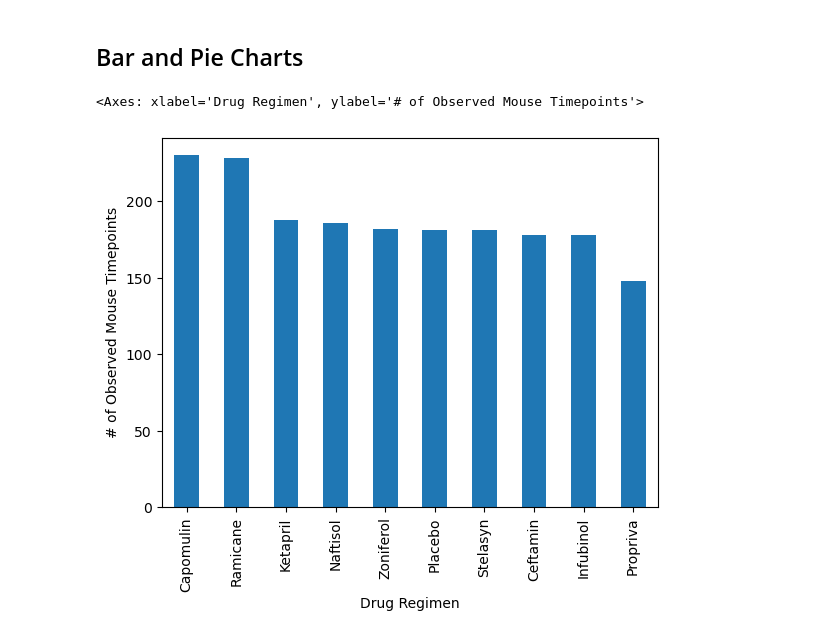
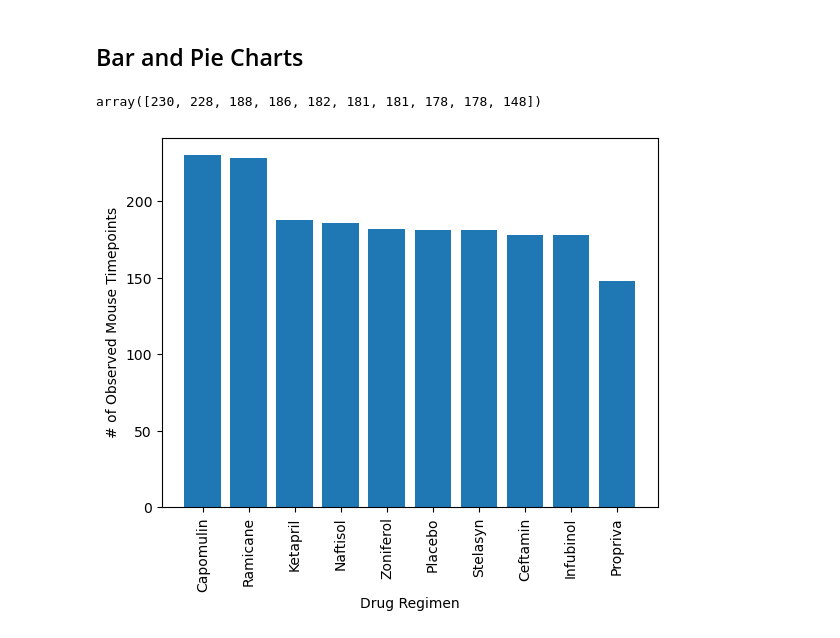
Before and after one commit to tsbarr/matplotlib-challenge, a Jupyter notebook: Pymaceuticals/pymaceuticals_analysis_tsbarr.ipynb, the cells around one changed output. Saved outputs shown, nothing was run; the diff lists cells and outputs as text; code cells hidden in the pictures.

```diff
--- a/Pymaceuticals/pymaceuticals_analysis_tsbarr.ipynb
+++ b/Pymaceuticals/pymaceuticals_analysis_tsbarr.ipynb
@@ -152,20 +152,34 @@ summary_statistics
 | Zoniferol | 53.236507 | 51.818479 | 48.533355 | 6.966589 | 0.516398 |
 # %% [markdown]
 ## Bar and Pie Charts
+# %%
+counts_by_regimen = (clean_data
+    .groupby('Drug Regimen')['Mouse ID']
+    .count()
+    .sort_values(ascending=False)
+)
+counts_by_regimen
+# %% [output]
+array([230, 228, 188, 186, 182, 181, 181, 178, 178, 148])
 # %%
+
 # Generate a bar plot showing the total number of rows (Mouse ID/Timepoints) for each drug regimen using Pandas.
-(clean_data
-    .groupby('Drug Regimen')['Mouse ID']
-    .count()
-    .sort_values(ascending=False)
-    .plot(
+
+counts_by_regimen.plot(
         x='Drug Regimen',
         kind='bar',
         ylabel='# of Observed Mouse Timepoints'
     )
-)
-# %% [output]
-<Axes: xlabel='Drug Regimen', ylabel='# of Observed Mouse Timepoints'>
-[figure, removed]
 # %%
 # Generate a bar plot showing the total number of rows (Mouse ID/Timepoints) for each drug regimen using pyplot.
+
+# https://www.w3resource.com/graphics/matplotlib/barchart/matplotlib-barchart-exercise-1.php
+plt.bar(counts_by_regimen.index, counts_by_regimen.values)
+plt.xlabel('Drug Regimen')
+plt.ylabel('# of Observed Mouse Timepoints')
+# https://www.pythoncharts.com/matplotlib/rotating-axis-labels/
+plt.xticks(rotation=90)
+
+plt.show()
+# %% [output]
+[figure, added]
```
Also changed, not shown: parts of 9 cells of this notebook.
